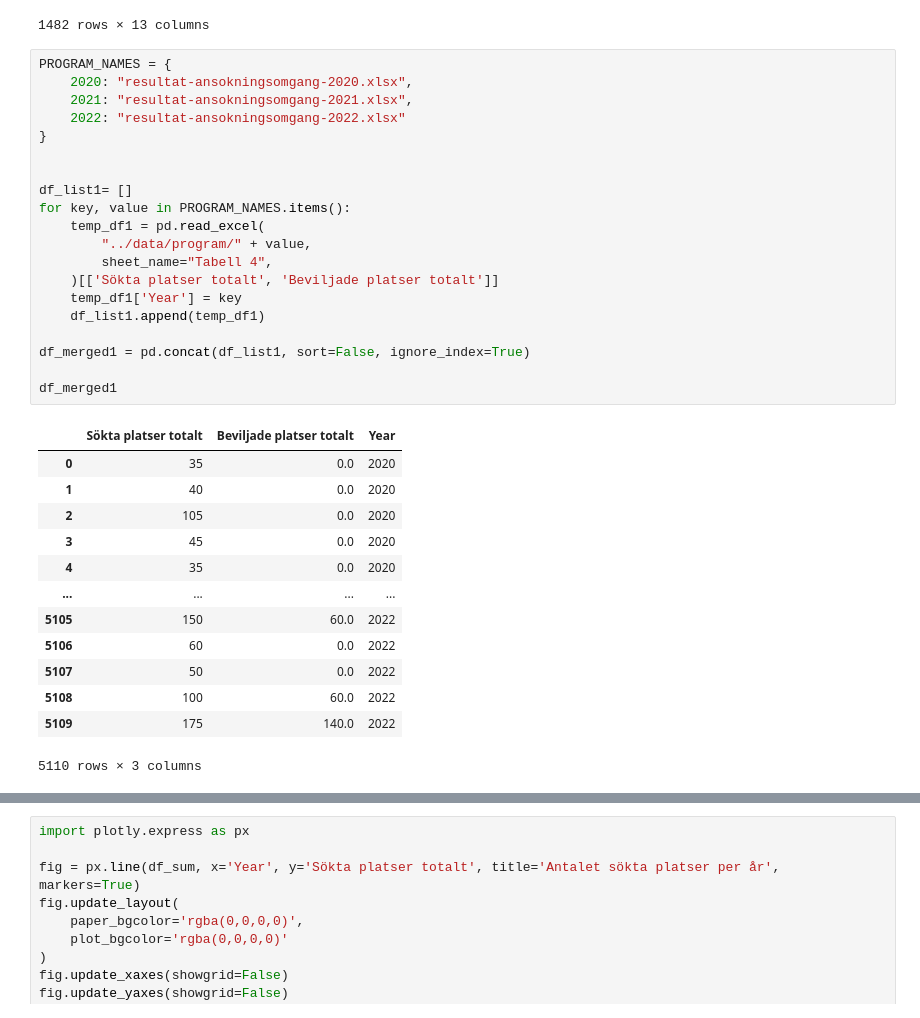
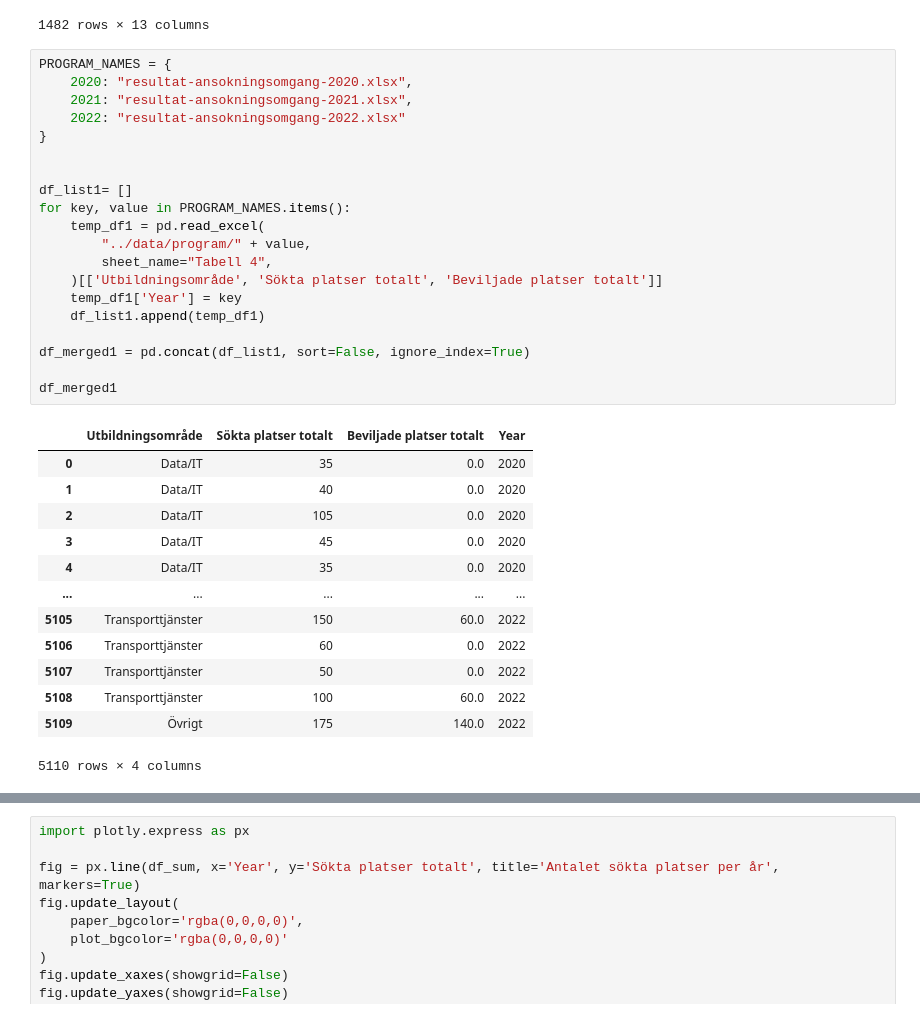
Before and after one commit to AntonBackeus/DataVisualisering_Projekt_YhKollen_G1, a Jupyter notebook: eda/anton_eda.ipynb, the cells around one changed output, grey strips where cells are left out. Drawn from its saved outputs; the diff is of its cells as text.

```diff
--- a/eda/anton_eda.ipynb
+++ b/eda/anton_eda.ipynb
@@ -372,37 +372,37 @@ temp_df1
 # %%
 PROGRAM_NAMES = {
     2020: "resultat-ansokningsomgang-2020.xlsx",
     2021: "resultat-ansokningsomgang-2021.xlsx",
     2022: "resultat-ansokningsomgang-2022.xlsx"
 }
 
 
 df_list1= []
 for key, value in PROGRAM_NAMES.items():
     temp_df1 = pd.read_excel(
         "../data/program/" + value,
         sheet_name="Tabell 4",
-    )[['Sökta platser totalt', 'Beviljade platser totalt']]
+    )[['Utbildningsområde', 'Sökta platser totalt', 'Beviljade platser totalt']]
     temp_df1['Year'] = key
     df_list1.append(temp_df1)
 
 df_merged1 = pd.concat(df_list1, sort=False, ignore_index=True)
 
 df_merged1
 # %% [output]
-|  | Sökta platser totalt | Beviljade platser totalt | Year |
-| 0 | 35 | 0.0 | 2020 |
-| 1 | 40 | 0.0 | 2020 |
-| 2 | 105 | 0.0 | 2020 |
-| 3 | 45 | 0.0 | 2020 |
-| 4 | 35 | 0.0 | 2020 |
-| ... | ... | ... | ... |
-| 5105 | 150 | 60.0 | 2022 |
-| 5106 | 60 | 0.0 | 2022 |
-| 5107 | 50 | 0.0 | 2022 |
-| 5108 | 100 | 60.0 | 2022 |
-| 5109 | 175 | 140.0 | 2022 |
+|  | Utbildningsområde | Sökta platser totalt | Beviljade platser totalt | Year |
+| 0 | Data/IT | 35 | 0.0 | 2020 |
+| 1 | Data/IT | 40 | 0.0 | 2020 |
+| 2 | Data/IT | 105 | 0.0 | 2020 |
+| 3 | Data/IT | 45 | 0.0 | 2020 |
+| 4 | Data/IT | 35 | 0.0 | 2020 |
+| ... | ... | ... | ... | ... |
+| 5105 | Transporttjänster | 150 | 60.0 | 2022 |
+| 5106 | Transporttjänster | 60 | 0.0 | 2022 |
+| 5107 | Transporttjänster | 50 | 0.0 | 2022 |
+| 5108 | Transporttjänster | 100 | 60.0 | 2022 |
+| 5109 | Övrigt | 175 | 140.0 | 2022 |
-5110 rows × 3 columns
+5110 rows × 4 columns
 # %%
 df_platser = df_merged.copy()
 
```
Also changed, not shown: parts of 8 cells of this notebook.
